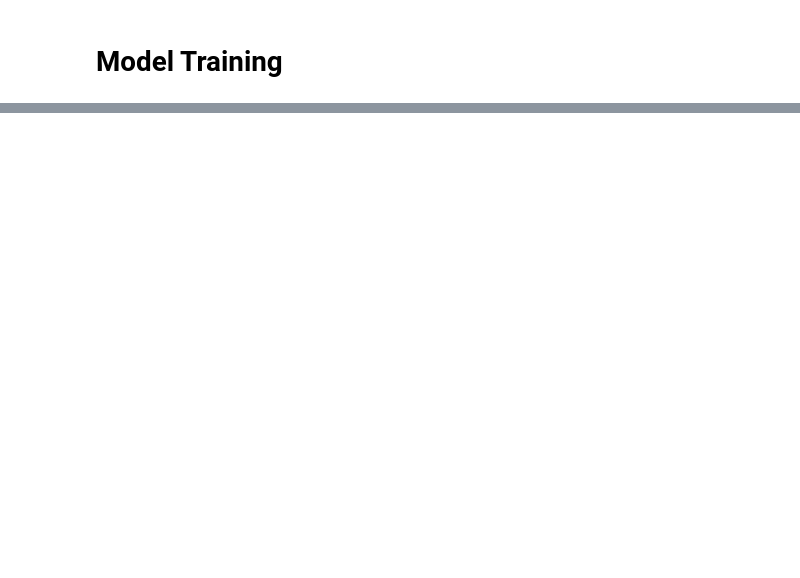
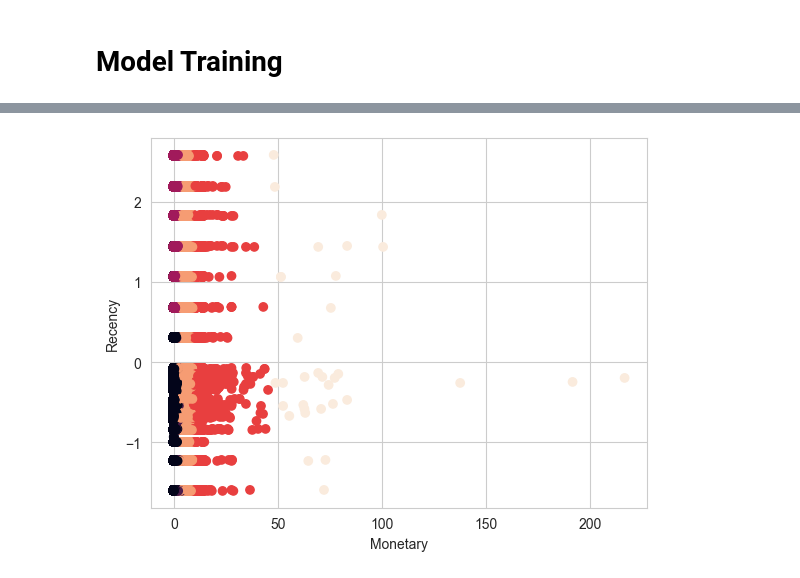
Before and after one commit to vishwasg217/Customer-Segmentation, a Jupyter notebook: notebook/model.ipynb, the cells around one changed output, grey strips where cells are left out. Saved outputs shown, nothing was run; the diff lists cells and outputs as text; code cells hidden in the pictures; blank space fills up the shorter version.

```diff
--- a/notebook/model.ipynb
+++ b/notebook/model.ipynb
@@ -295,0 +136,4 @@ plt.show()
+# %%
+rfm_df['rfm_score'] = rfm_df.r_quartile.astype(str) + rfm_df.Frequency.astype(str) + rfm_df.m_quartile.astype(str)
+rfm_df['rfm_score'] = rfm_df['rfm_score'].astype(int)
+rfm_df.head()
@@ -295,0 +247,7 @@ plt.show()
+# %%
+plt.scatter(rfm_scaled['M'], rfm_scaled['R'], c=rfm_scaled['labels'])
+plt.xlabel('Monetary')
+plt.ylabel('Recency')
+plt.show()
+# %% [output]
+[figure, added]
```
Also changed, not shown: parts of 45 cells of this notebook, 5 other files.
